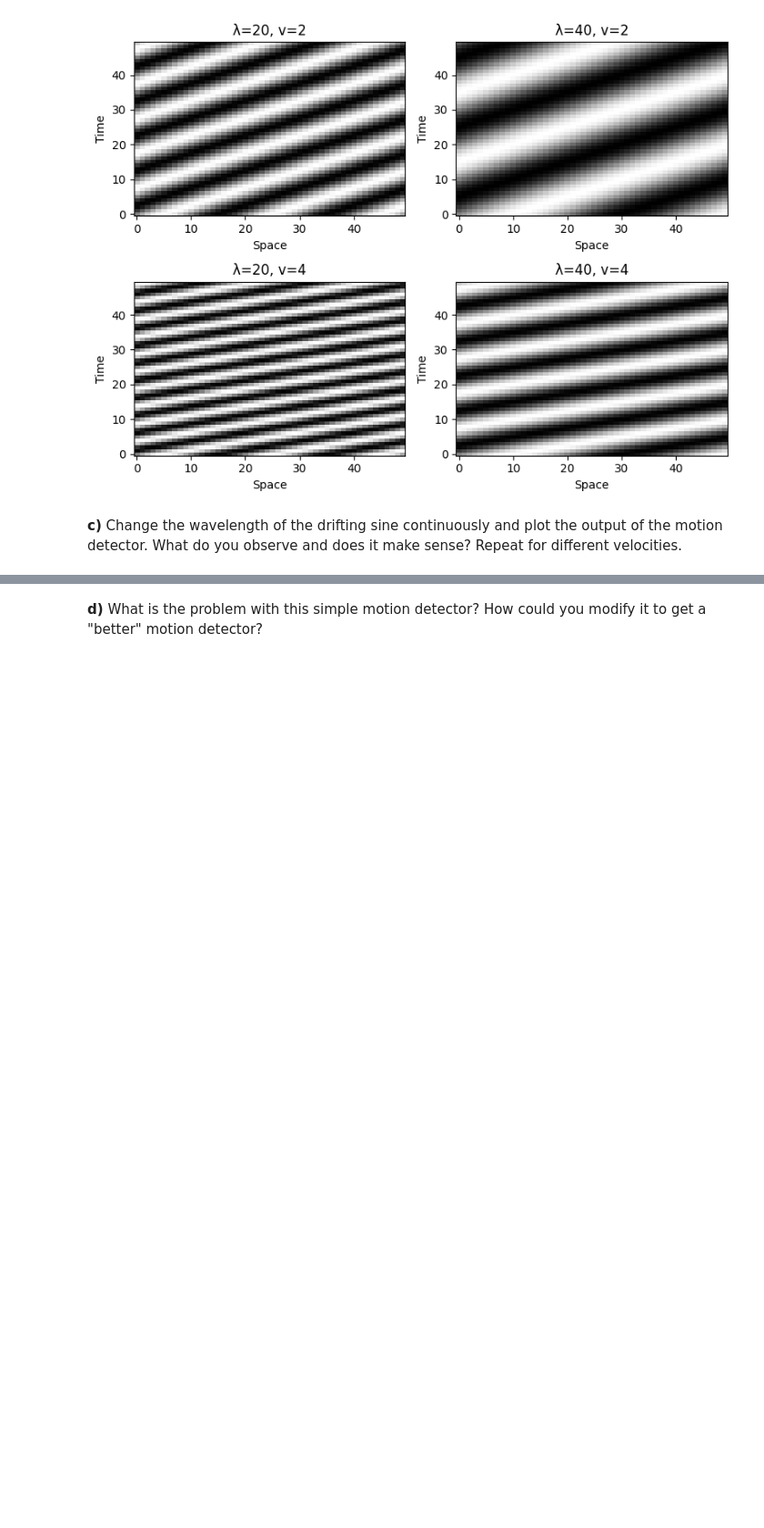
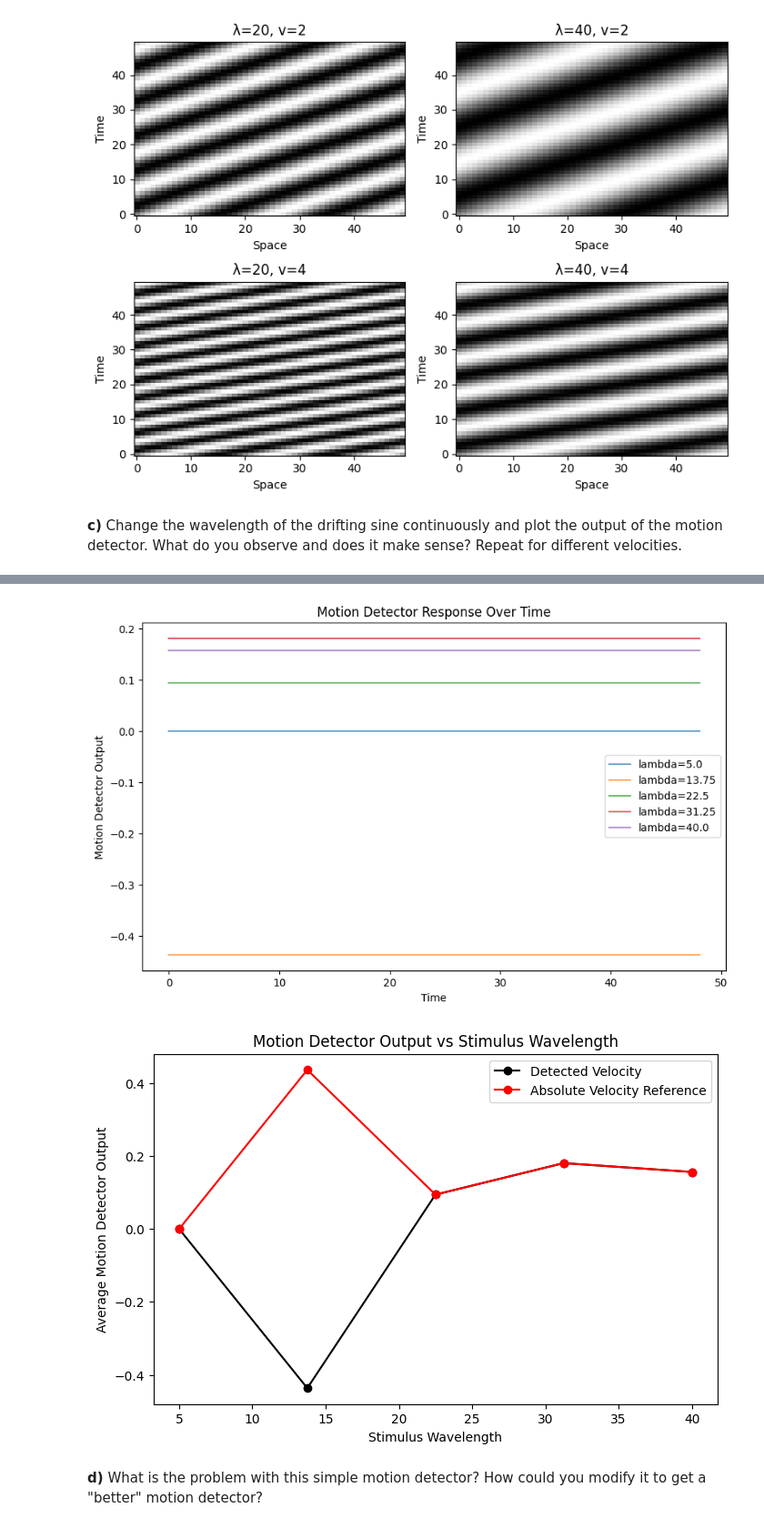
Before and after one commit to AtharvSuryawanshi/WP-5-Neural-Code, a Jupyter notebook: Exercises/Exercise_05.ipynb, the cells around one changed output, grey strips where cells are left out. Shown at 91% size. Cells and saved outputs as stored; diff of their text form; code cells hidden in the pictures; blank space fills up the shorter version.

```diff
--- a/Exercises/Exercise_05.ipynb
+++ b/Exercises/Exercise_05.ipynb
@@ -101,3 +112,41 @@ plt.show()
+# %%
+def motion(t, stimulus_matrix, x, del_x, del_t):
+    return stimulus_matrix[x, t - del_t]*stimulus_matrix[x + del_x, t] - stimulus_matrix[x, t]*stimulus_matrix[x + del_x, t - del_t]
+
+
+lambdas = np.linspace(5, 40, 5)
+
+velocity_detected = []
+
+x = 20
+del_x = 1
+del_t = 1
+
+plt.figure(figsize=(10, 6))
+for lambda_x in lambdas:
+    responses = []
+    stimulus_matrix = stimulus(lambda_x, 10, 50, 50, 0.1)
+
+    motion_values = [motion(t, stimulus_matrix, x, del_x, del_t) for t in range(1, 50)]
+    velocity_detected.append(np.mean(motion_values))
+    plt.plot(motion_values, label=f'lambda={lambda_x}', alpha=0.7)
+plt.xlabel('Time')
+plt.ylabel('Motion Detector Output')
+plt.title('Motion Detector Response Over Time')
+plt.legend()
+plt.show()
+
+plt.figure(figsize=(8, 5))
+plt.plot(lambdas, velocity_detected, marker='o', color='k', label='Detected Velocity')
+plt.plot(lambdas, np.abs(velocity_detected), marker='o', color = 'r', label='Absolute Velocity Reference')
+plt.xlabel('Stimulus Wavelength')
+plt.ylabel('Average Motion Detector Output')
+plt.title('Motion Detector Output vs Stimulus Wavelength')
+plt.legend()
+plt.show()
+# %% [output]
+[figure, added]
+[figure, added]
 # %% [markdown]
 **d)**
 What is the problem with this simple motion detector?
```
Also changed, not shown: parts of 1 cell of this notebook.
